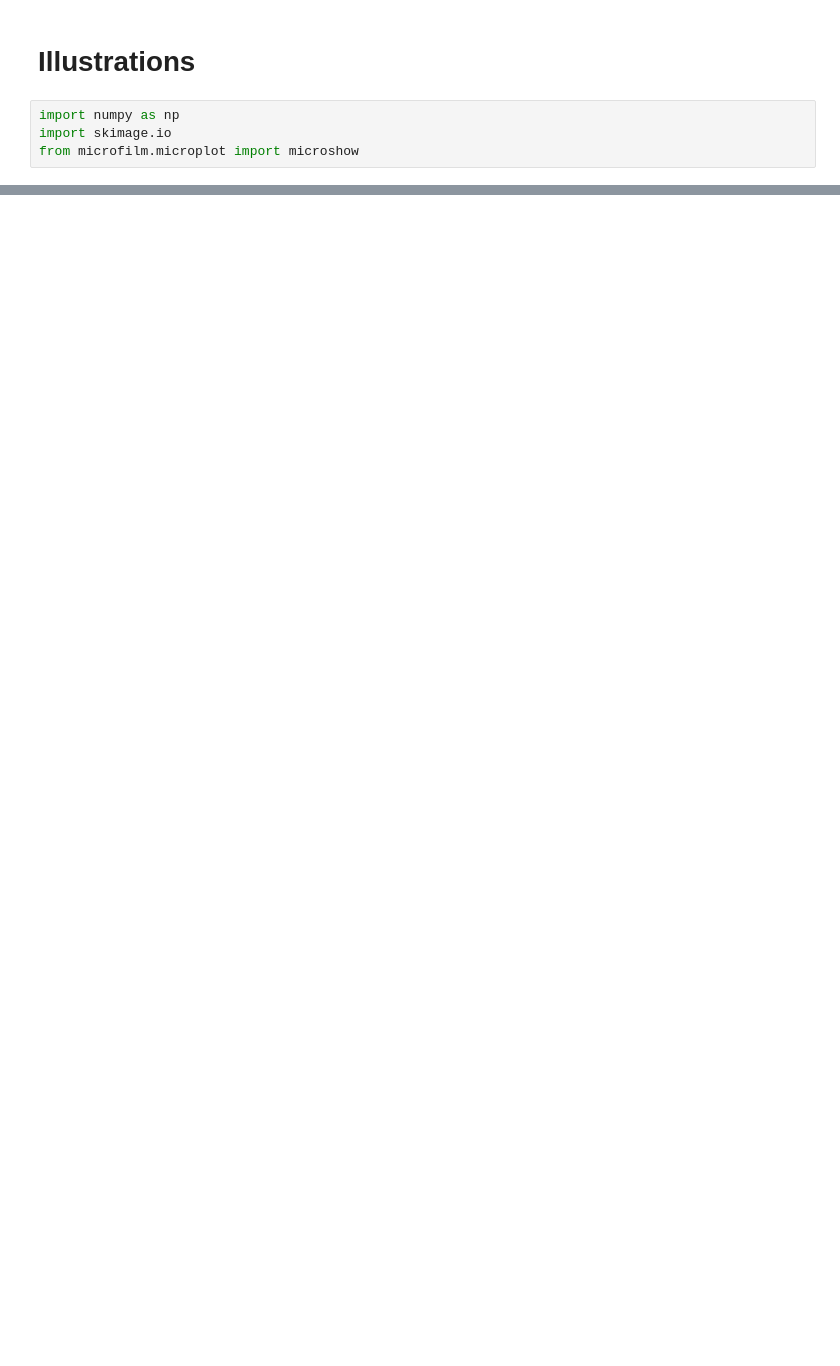
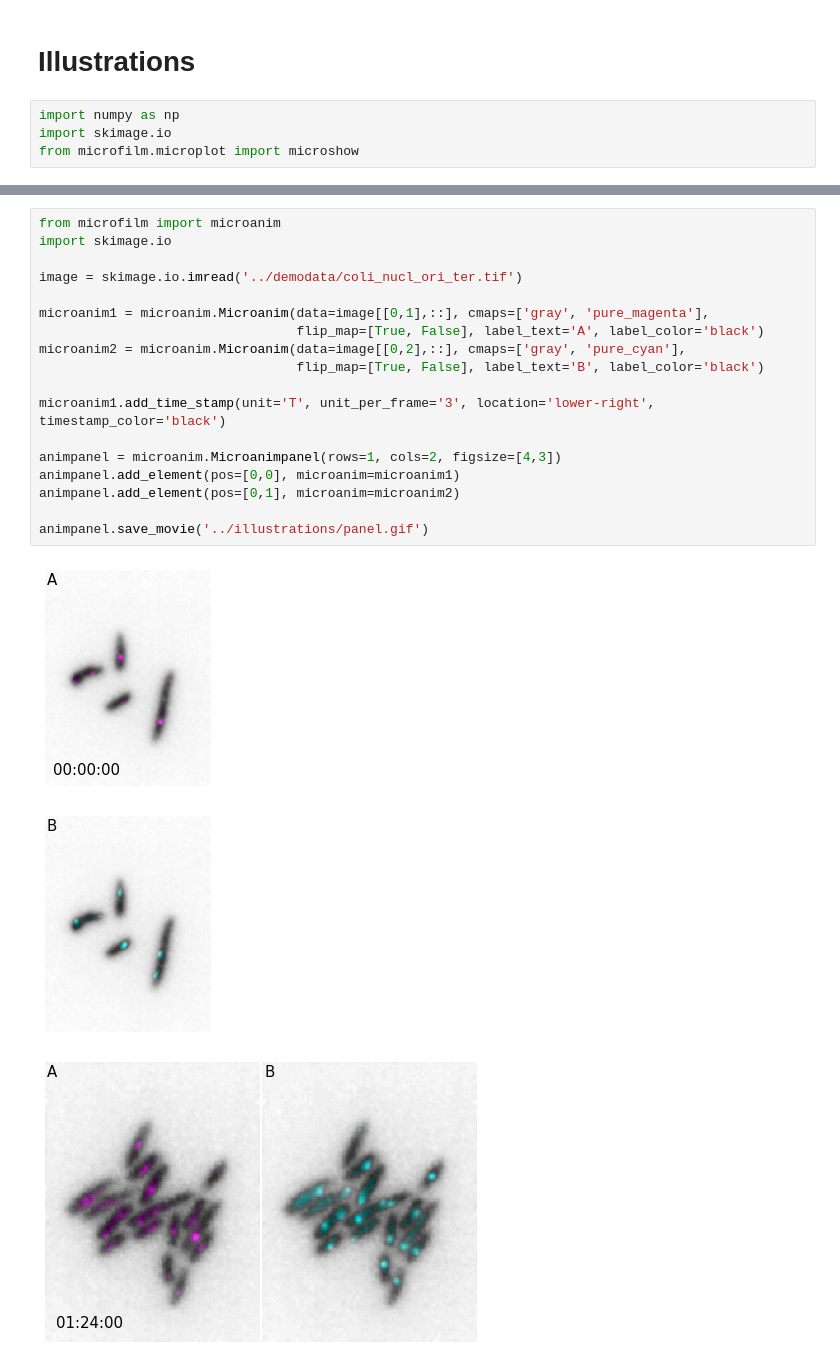
Before and after one commit to guiwitz/microfilm, a Jupyter notebook: notebooks/create_illustrations.ipynb, the cells around one changed output, grey strips where cells are left out. Saved outputs shown, nothing was run; the diff lists cells and outputs as text; blank space fills up the shorter version.

```diff
--- a/notebooks/create_illustrations.ipynb
+++ b/notebooks/create_illustrations.ipynb
@@ -42,0 +67,22 @@ IMAGEIO FFMPEG_WRITER WARNING: input image is not divisible by macro_block_size=
+# %%
+from microfilm import microanim
+import skimage.io
+
+image = skimage.io.imread('../demodata/coli_nucl_ori_ter.tif')
+
+microanim1 = microanim.Microanim(data=image[[0,1],::], cmaps=['gray', 'pure_magenta'],
+                                 flip_map=[True, False], label_text='A', label_color='black')
+microanim2 = microanim.Microanim(data=image[[0,2],::], cmaps=['gray', 'pure_cyan'],
+                                 flip_map=[True, False], label_text='B', label_color='black')
+
+microanim1.add_time_stamp(unit='T', unit_per_frame='3', location='lower-right', timestamp_color='black')
+
+animpanel = microanim.Microanimpanel(rows=1, cols=2, figsize=[4,3])
+animpanel.add_element(pos=[0,0], microanim=microanim1)
+animpanel.add_element(pos=[0,1], microanim=microanim2)
+
+animpanel.save_movie('../illustrations/panel.gif')
+# %% [output]
+[figure, added]
+[figure, added]
+[figure, added]
```
Also changed, not shown: parts of 7 cells of this notebook.
